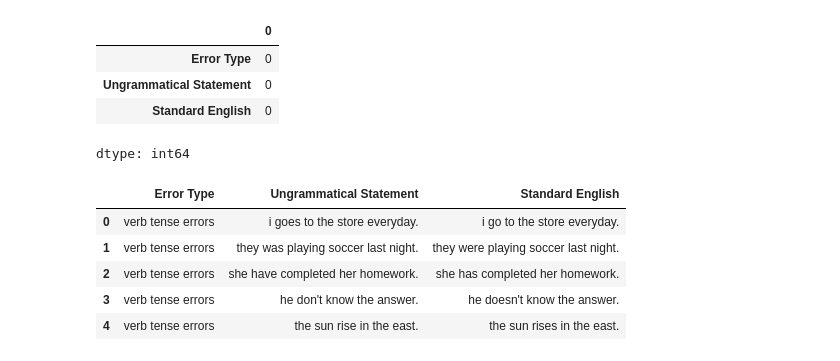
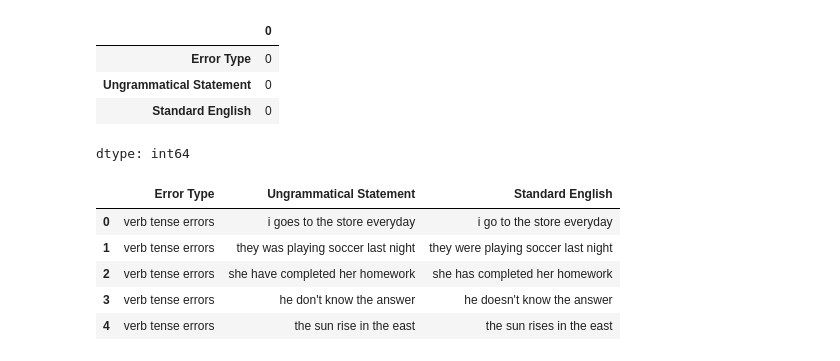
Before and after one commit to Mariam-Elbishbeashy/Grammar-Autocorrection-NLP, a Jupyter notebook: Grammar_Autocorrection_df1.ipynb, the cells around one changed output. Saved outputs shown, nothing was run; the diff lists cells and outputs as text; code cells hidden in the pictures.

```diff
--- a/Grammar_Autocorrection_df1.ipynb
+++ b/Grammar_Autocorrection_df1.ipynb
@@ -35,7 +35,7 @@ drive.mount('/content/drive')
 # %% [output]
 Drive already mounted at /content/drive; to attempt to forcibly remount, call drive.mount("/content/drive", force_remount=True).
 # %%
-df = pd.read_csv('/content/drive/MyDrive/Grammar_Correction.csv')
+df = pd.read_csv('/content/drive/MyDrive/Grammar Correction.csv')
 # %%
 df.head()
 # %% [output]
@@ -63,25 +63,25 @@ df = df.applymap(lambda x: x.lower() if isinstance(x, str) else x)
 # %%
 # Function to retain only specific punctuation
 #  Retains only word characters, whitespace, and . , ? !
 def retain_selected_punctuation(text):
     if isinstance(text, str):
-        cleaned_text = re.sub(r"[^\w\s.,?!']", '', text)
+        cleaned_text = re.sub(r"[^\w\s,?!']", '', text)
         return cleaned_text
     else:
         return text
 
 # Apply the function to the 2 columns
 df['Ungrammatical Statement'] = df['Ungrammatical Statement'].apply(retain_selected_punctuation)
 df['Standard English'] = df['Standard English'].apply(retain_selected_punctuation)
 
 df.head()
 # %% [output]
 |  | Error Type | Ungrammatical Statement | Standard English |
-| 0 | verb tense errors | i goes to the store everyday. | i go to the store everyday. |
-| 1 | verb tense errors | they was playing soccer last night. | they were playing soccer last night. |
-| 2 | verb tense errors | she have completed her homework. | she has completed her homework. |
-| 3 | verb tense errors | he don't know the answer. | he doesn't know the answer. |
-| 4 | verb tense errors | the sun rise in the east. | the sun rises in the east. |
+| 0 | verb tense errors | i goes to the store everyday | i go to the store everyday |
+| 1 | verb tense errors | they was playing soccer last night | they were playing soccer last night |
+| 2 | verb tense errors | she have completed her homework | she has completed her homework |
+| 3 | verb tense errors | he don't know the answer | he doesn't know the answer |
+| 4 | verb tense errors | the sun rise in the east | the sun rises in the east |
 # %%
 # Tokenization
 def tokenize_text(text):
```
Also changed, not shown: parts of 6 cells of this notebook.
